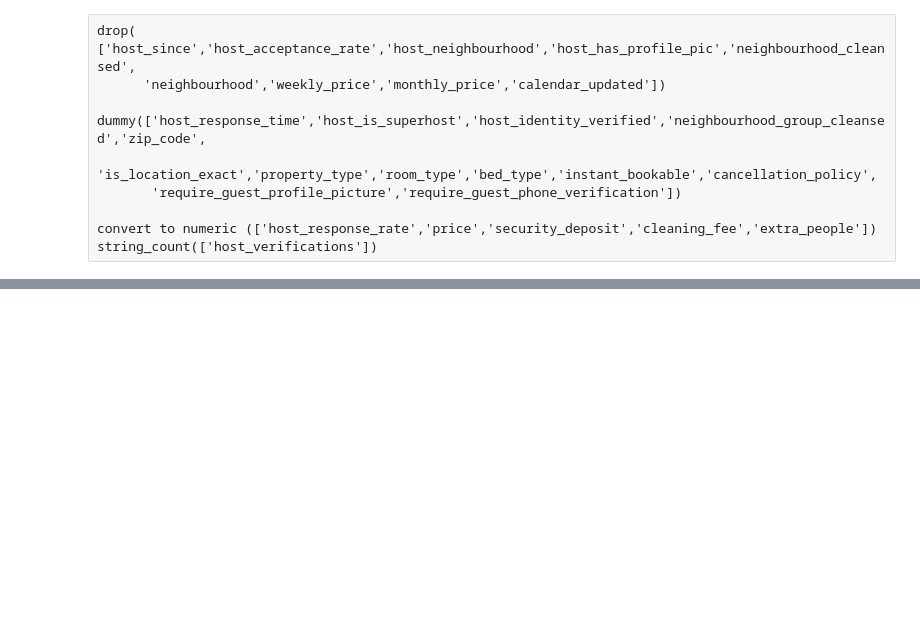
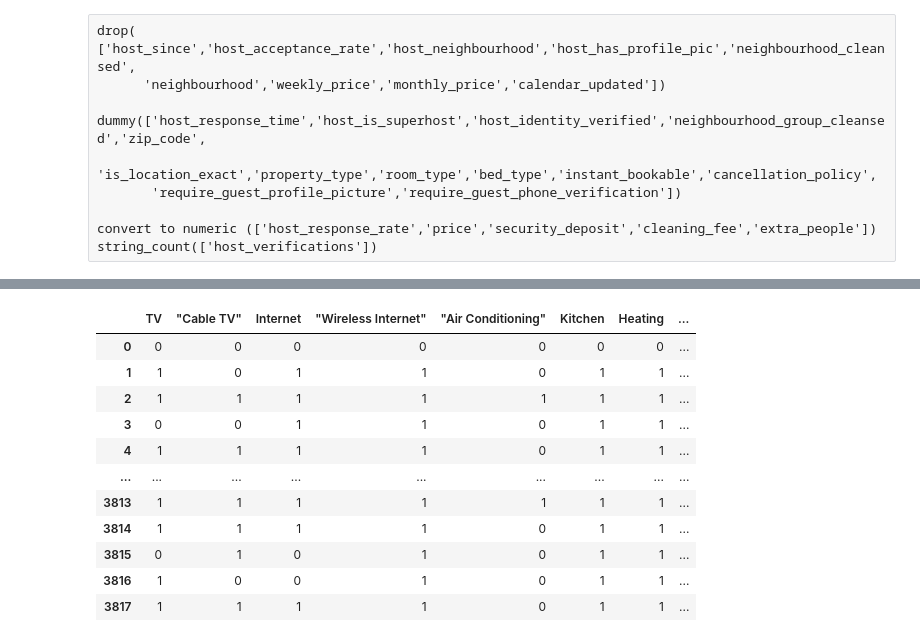
Before and after one commit to Ajax243/Airbnb_Seattle, a Jupyter notebook: listings_notebook.ipynb, the cells around one changed output, grey strips where cells are left out. Cells and saved outputs as stored; diff of their text form; code cells hidden in the pictures; blank space fills up the shorter version.

Commit message:
Created functions to get best model  LR:0.67 RF:0.705 RFV:0.75 R2

```diff
--- a/listings_notebook.ipynb
+++ b/listings_notebook.ipynb
@@ -401,2 +639,0 @@ sns.heatmap(df_numeric.corr(), annot=True)
-# %%
-df_numeric=df_numeric.drop(['id','host_id','availability_365', 'host_response_rate','host_listings_count','host_total_listings_count','calculated_host_listings_count','reviews_per_month'],axis=1)
@@ -420,2 +639,0 @@ df_model.fillna( df_model.mean() ,inplace=True)
-# %%
-X=df_model
@@ -446,10 +639,0 @@ r2_score(y_test,y_pred)
-# %%
-RF=RandomForestRegressor(n_estimators=500 , oob_score = True, n_jobs = -1,
-                                  random_state =42, max_features = "auto",
-                                  max_leaf_nodes = 600, max_depth=32, warm_start=True)
-
-RF.fit(X_train,y_train)
-
-y_pred_RF=RF.predict(X_test)
-
-r2_score(y_test,y_pred_RF)
@@ -478,0 +640,77 @@ RF.get_params(deep=True)
+# %%
+def iterate2(df_numeric,df_dummies,df_amenities):
+    score1=[]
+    score2=[]
+    for i in range(len(df_numeric.columns)):
+
+        df1=df_numeric.iloc[:,i]
+        if i==0:
+            df2=pd.concat([df_amenities,df1],axis=1)
+            df3=df2
+        elif i>0:
+            df2=pd.concat([df2,df1],axis=1)
+
+        X=df2
+        X_train,X_test,y_train,y_test=train_test_split(X,y,test_size=0.3, random_state=42)
+        X_test, X_val, y_test, y_val = train_test_split(X_test, y_test, test_size=0.5, random_state=42)
+
+        lr=LinearRegression(normalize=True)
+
+        lr.fit(X_train,y_train)
+
+        y_pred=lr.predict(X_test)
+
+        score1.append(r2_score(y_test,y_pred))
+
+        if score1[i]>(score1[i-1]):
+            df3=X
+
+
+    for j in range(len(df_dummies.columns)):
+        df1=pd.get_dummies(df_dummies.iloc[:,j],dummy_na=False)
+        if j==0:
+            df4=pd.concat([df3,df1],axis=1)
+            df5=df4
+        elif i>0:
+            df4=pd.concat([df4,df1],axis=1)
+        X=df4
+        X_train,X_test,y_train,y_test=train_test_split(X,y,test_size=0.3, random_state=42)
+        X_test, X_val, y_test, y_val = train_test_split(X_test, y_test, test_size=0.5, random_state=42)
+
+        RF=RandomForestRegressor(n_estimators=300 , oob_score = True, n_jobs = -1,
+                                  random_state =40, max_features = "auto",
+                                  max_leaf_nodes = 500, max_depth=32, warm_start=True)
+
+        RF.fit(X_train,y_train)
+
+        y_pred_RF=RF.predict(X_test)
+
+        r2_score(y_test,y_pred_RF)
+
+
+        score2.append(r2_score(y_test,y_pred))
+
+        if score1[i]>(score1[i-1]):
+            df5=X
+
+
+    return  df5
+
+
+
+
+
+iterate2(df_numeric,df_dummies,df_amenities)
+# %% [output]
+|  | TV | "Cable TV" | Internet | "Wireless Internet" | "Air Conditioning" | Kitchen | Heating | ... |
+| 0 | 0 | 0 | 0 | 0 | 0 | 0 | 0 | ... |
+| 1 | 1 | 0 | 1 | 1 | 0 | 1 | 1 | ... |
+| 2 | 1 | 1 | 1 | 1 | 1 | 1 | 1 | ... |
+| 3 | 0 | 0 | 1 | 1 | 0 | 1 | 1 | ... |
+| 4 | 1 | 1 | 1 | 1 | 0 | 1 | 1 | ... |
+| ... | ... | ... | ... | ... | ... | ... | ... | ... |
+| 3813 | 1 | 1 | 1 | 1 | 1 | 1 | 1 | ... |
+| 3814 | 1 | 1 | 1 | 1 | 0 | 1 | 1 | ... |
+| 3815 | 0 | 1 | 0 | 1 | 0 | 1 | 1 | ... |
+| 3816 | 1 | 0 | 0 | 1 | 0 | 1 | 1 | ... |
+| 3817 | 1 | 1 | 1 | 1 | 0 | 1 | 1 | ... |
```
Also changed, not shown: parts of 63 cells of this notebook.
